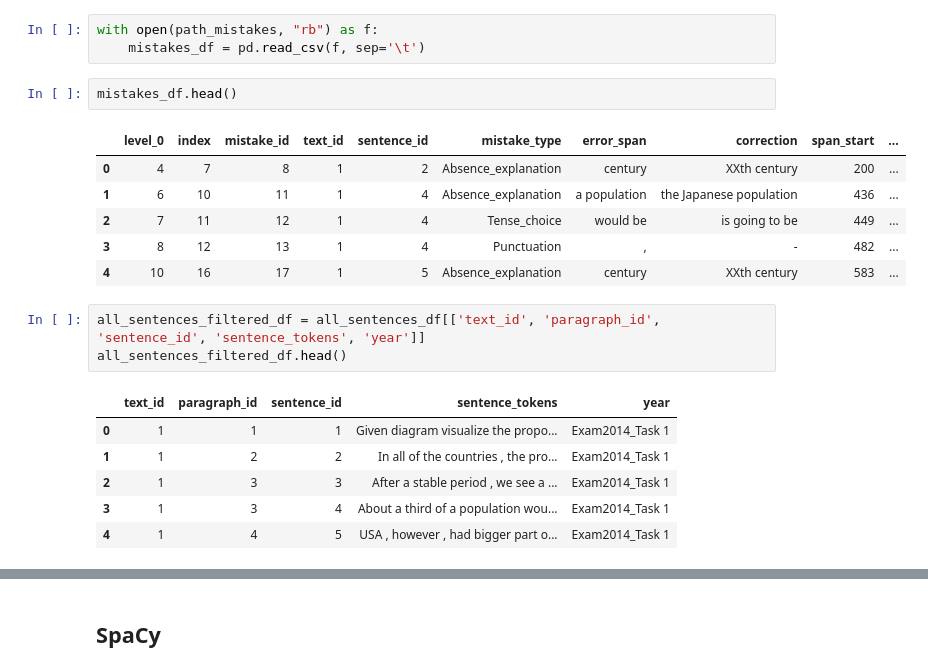
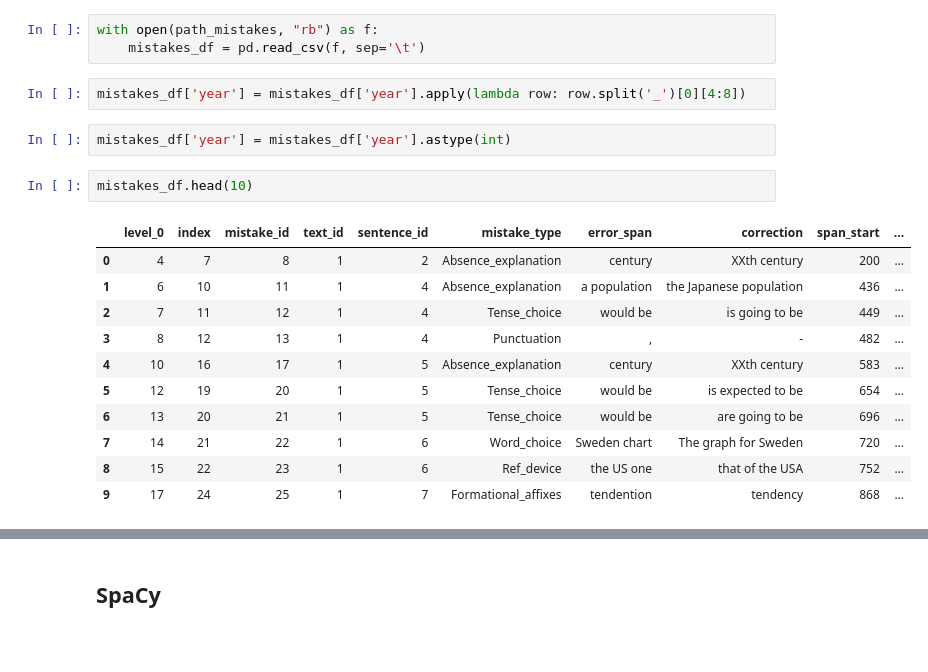
Before and after one commit to harlamovads/GD_correction_diploma, a Jupyter notebook: data_preparation/data_prep.ipynb, the cells around one changed output, grey strips where cells are left out. Cells and saved outputs as stored; diff of their text form; blank space fills up the shorter version.

```diff
--- a/data_preparation/data_prep.ipynb
+++ b/data_preparation/data_prep.ipynb
@@ -67,22 +55,21 @@ all_sentences_df.head()
 # %%
 with open(path_mistakes, "rb") as f:
     mistakes_df = pd.read_csv(f, sep='\t')
+# %%
+mistakes_df['year'] = mistakes_df['year'].apply(lambda row: row.split('_')[0][4:8])
+# %%
+mistakes_df['year'] = mistakes_df['year'].astype(int)
 # %%
-mistakes_df.head()
+mistakes_df.head(10)
 # %% [output]
 |  | level_0 | index | mistake_id | text_id | sentence_id | mistake_type | error_span | correction | span_start | ... |
 | 0 | 4 | 7 | 8 | 1 | 2 | Absence_explanation | century | XXth century | 200 | ... |
 | 1 | 6 | 10 | 11 | 1 | 4 | Absence_explanation | a population | the Japanese population | 436 | ... |
 | 2 | 7 | 11 | 12 | 1 | 4 | Tense_choice | would be | is going to be | 449 | ... |
 | 3 | 8 | 12 | 13 | 1 | 4 | Punctuation | , | - | 482 | ... |
 | 4 | 10 | 16 | 17 | 1 | 5 | Absence_explanation | century | XXth century | 583 | ... |
+| 5 | 12 | 19 | 20 | 1 | 5 | Tense_choice | would be | is expected to be | 654 | ... |
+| 6 | 13 | 20 | 21 | 1 | 5 | Tense_choice | would be | are going to be | 696 | ... |
+| 7 | 14 | 21 | 22 | 1 | 6 | Word_choice | Sweden chart | The graph for Sweden | 720 | ... |
+| 8 | 15 | 22 | 23 | 1 | 6 | Ref_device | the US one | that of the USA | 752 | ... |
+| 9 | 17 | 24 | 25 | 1 | 7 | Formational_affixes | tendention | tendency | 868 | ... |
-# %%
-all_sentences_filtered_df = all_sentences_df[['text_id', 'paragraph_id', 'sentence_id', 'sentence_tokens', 'year']]
-all_sentences_filtered_df.head()
-# %% [output]
-|  | text_id | paragraph_id | sentence_id | sentence_tokens | year |
-| 0 | 1 | 1 | 1 | Given diagram visualize the propo... | Exam2014_Task 1 |
-| 1 | 1 | 2 | 2 | In all of the countries , the pro... | Exam2014_Task 1 |
-| 2 | 1 | 3 | 3 | After a stable period , we see a ... | Exam2014_Task 1 |
-| 3 | 1 | 3 | 4 | About a third of a population wou... | Exam2014_Task 1 |
-| 4 | 1 | 4 | 5 | USA , however , had bigger part o... | Exam2014_Task 1 |
```
Also changed, not shown: parts of 25 cells of this notebook, 6 other files.
